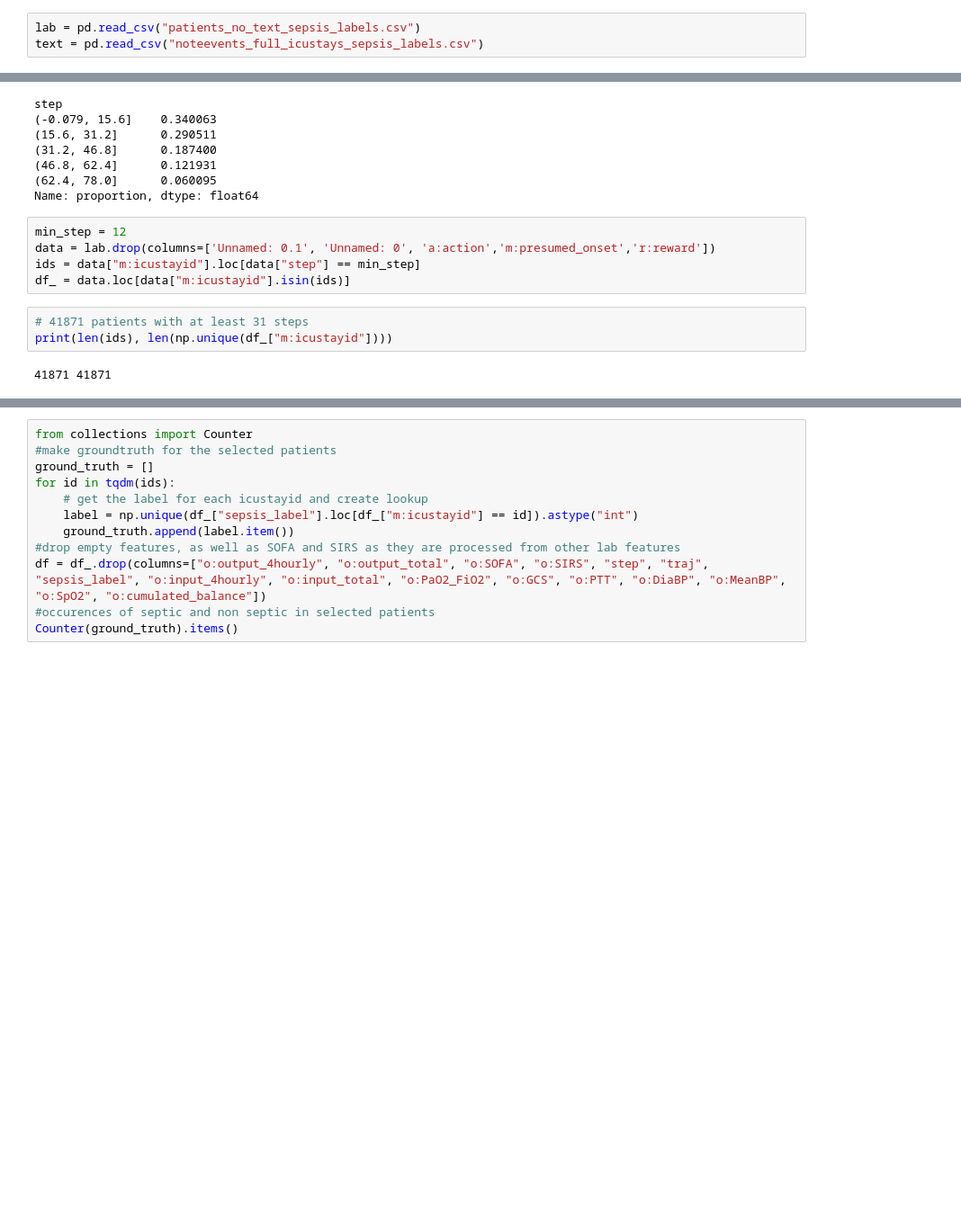
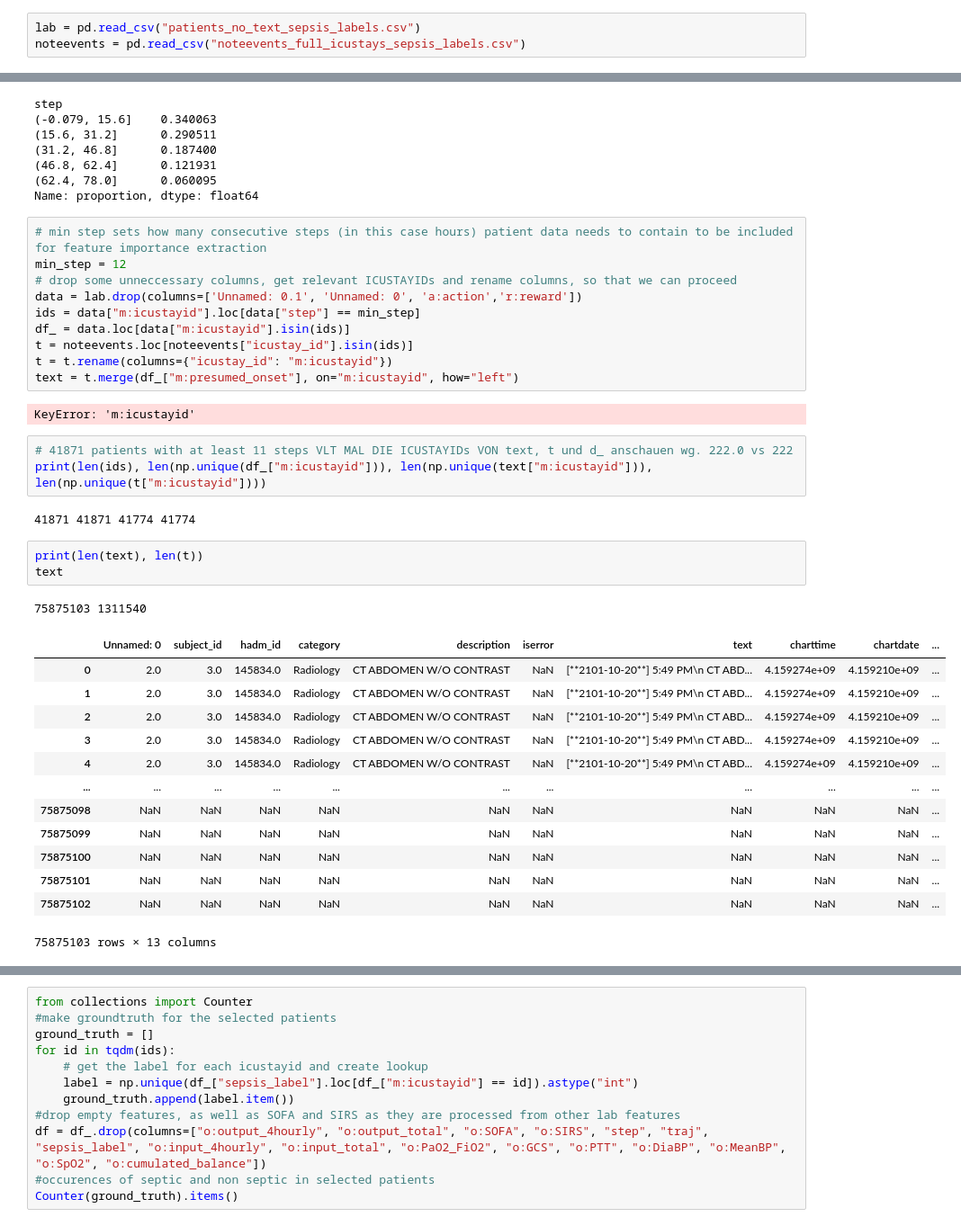
Before and after one commit to ortsanpablo/thesis, a Jupyter notebook: data_labelling.ipynb, the cells around one changed output, grey strips where cells are left out. Shown: that part at 90% size. Drawn from its saved outputs; the diff is of its cells as text; blank space fills up the shorter version.

```diff
--- a/data_labelling.ipynb
+++ b/data_labelling.ipynb
@@ -93,7 +93,7 @@ NameError: name 'noteevents' is not defined
 ### Begin here to load labeled data
 # %%
 lab = pd.read_csv("patients_no_text_sepsis_labels.csv")
-text = pd.read_csv("noteevents_full_icustays_sepsis_labels.csv")
+noteevents = pd.read_csv("noteevents_full_icustays_sepsis_labels.csv")
 # %%
 lab.columns
 # %% [output]
@@ -123,15 +123,40 @@ step
 (62.4, 78.0]      0.060095
 Name: proportion, dtype: float64
 # %%
+# min step sets how many consecutive steps (in this case hours) patient data needs to contain to be included for feature importance extraction
 min_step = 12
-data = lab.drop(columns=['Unnamed: 0.1', 'Unnamed: 0', 'a:action','m:presumed_onset','r:reward'])
+# drop some unneccessary columns, get relevant ICUSTAYIDs and rename columns, so that we can proceed
+data = lab.drop(columns=['Unnamed: 0.1', 'Unnamed: 0', 'a:action','r:reward'])
 ids = data["m:icustayid"].loc[data["step"] == min_step]
 df_ = data.loc[data["m:icustayid"].isin(ids)]
+t = noteevents.loc[noteevents["icustay_id"].isin(ids)]
+t = t.rename(columns={"icustay_id": "m:icustayid"})
+text = t.merge(df_["m:presumed_onset"], on="m:icustayid", how="left")
+# %% [output]
+KeyError: 'm:icustayid'
 # %%
-# 41871 patients with at least 31 steps
-print(len(ids), len(np.unique(df_["m:icustayid"])))
+# 41871 patients with at least 11 steps VLT MAL DIE ICUSTAYIDs VON text, t und d_ anschauen wg. 222.0 vs 222
+print(len(ids), len(np.unique(df_["m:icustayid"])), len(np.unique(text["m:icustayid"])), len(np.unique(t["m:icustayid"])))
 # %% [output]
-41871 41871
+41871 41871 41774 41774
+# %%
+print(len(text), len(t))
+text
+# %% [output]
+75875103 1311540
+|  | Unnamed: 0 | subject_id | hadm_id | category | description | iserror | text | charttime | chartdate | ... |
+| 0 | 2.0 | 3.0 | 145834.0 | Radiology | CT ABDOMEN W/O CONTRAST | NaN | [**2101-10-20**] 5:49 PM\n CT ABD... | 4.159274e+09 | 4.159210e+09 | ... |
+| 1 | 2.0 | 3.0 | 145834.0 | Radiology | CT ABDOMEN W/O CONTRAST | NaN | [**2101-10-20**] 5:49 PM\n CT ABD... | 4.159274e+09 | 4.159210e+09 | ... |
+| 2 | 2.0 | 3.0 | 145834.0 | Radiology | CT ABDOMEN W/O CONTRAST | NaN | [**2101-10-20**] 5:49 PM\n CT ABD... | 4.159274e+09 | 4.159210e+09 | ... |
+| 3 | 2.0 | 3.0 | 145834.0 | Radiology | CT ABDOMEN W/O CONTRAST | NaN | [**2101-10-20**] 5:49 PM\n CT ABD... | 4.159274e+09 | 4.159210e+09 | ... |
+| 4 | 2.0 | 3.0 | 145834.0 | Radiology | CT ABDOMEN W/O CONTRAST | NaN | [**2101-10-20**] 5:49 PM\n CT ABD... | 4.159274e+09 | 4.159210e+09 | ... |
+| ... | ... | ... | ... | ... | ... | ... | ... | ... | ... | ... |
+| 75875098 | NaN | NaN | NaN | NaN | NaN | NaN | NaN | NaN | NaN | ... |
+| 75875099 | NaN | NaN | NaN | NaN | NaN | NaN | NaN | NaN | NaN | ... |
+| 75875100 | NaN | NaN | NaN | NaN | NaN | NaN | NaN | NaN | NaN | ... |
+| 75875101 | NaN | NaN | NaN | NaN | NaN | NaN | NaN | NaN | NaN | ... |
+| 75875102 | NaN | NaN | NaN | NaN | NaN | NaN | NaN | NaN | NaN | ... |
+75875103 rows × 13 columns
 # %%
 df_.isna().sum()
 # %% [output]
```
Also changed, not shown: parts of 6 cells of this notebook.
